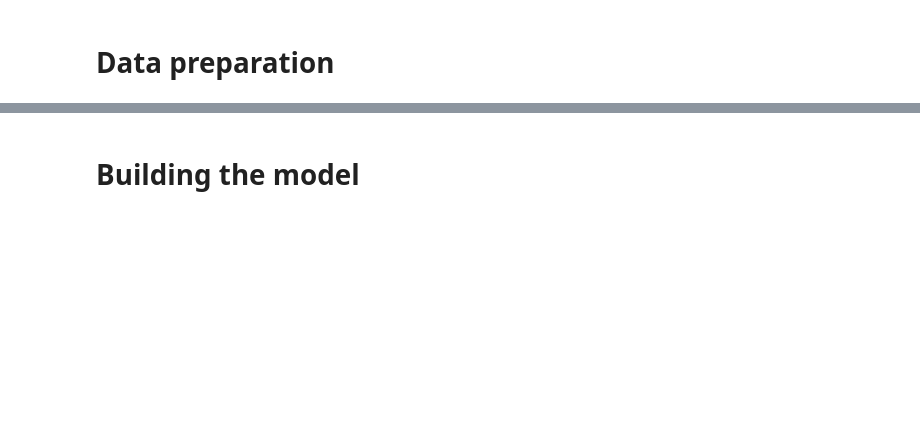
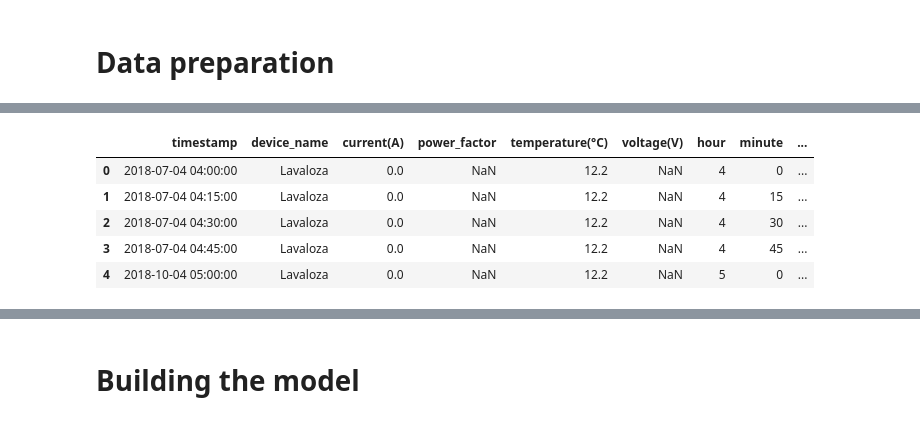
Before and after one commit to Axioma42/Final-Project, a Jupyter notebook: Predicciones_Consumo.ipynb, the cells around one changed output, grey strips where cells are left out. Drawn from its saved outputs; the diff is of its cells as text; code cells hidden in the pictures; blank space fills up the shorter version.

```diff
--- a/Predicciones_Consumo.ipynb
+++ b/Predicciones_Consumo.ipynb
@@ -36,8 +38,2 @@ data.head()
-# %%
-#Convert to Mexico time
-data["measurement_time(UTC)"] = data["measurement_time(UTC)"].apply(lambda x: x.astimezone("Mexico/General"))
-data.head()
-# %%
-# Rename measurement_time columns
-data.rename(columns ={"measurement_time(UTC)":"measurement_time(MX)"}, inplace =True)
-data.head()
+# %%
+data.rename(columns = {"temperature(?)":"temperature(°C)"}, inplace= True)
@@ -43,0 +49,2 @@ data.head()
+# %%
+data["timestamp"] = pd.to_datetime(data["timestamp"])
@@ -44,11 +55,18 @@ data.head()
 # %%
 #Get other time data
-data["hour"] = data["measurement_time(MX)"].apply(lambda x: x.time().hour)
-data["minute"] = data["measurement_time(MX)"].apply(lambda x: x.time().minute)
+data["hour"] = data["timestamp"].apply(lambda x: x.time().hour)
+data["minute"] = data["timestamp"].apply(lambda x: x.time().minute)
 data["time"] = data["hour"] + data["minute"]/60
-data["weekday"] = data["measurement_time(MX)"].apply(lambda x: x.weekday())
-data["month"] = data["measurement_time(MX)"].apply(lambda x: x.month)
+data["weekday"] = data["timestamp"].apply(lambda x: x.weekday())
+data["month"] = data["timestamp"].apply(lambda x: x.month)
 data.head()
+# %% [output]
+|  | timestamp | device_name | current(A) | power_factor | temperature(°C) | voltage(V) | hour | minute | ... |
+| 0 | 2018-07-04 04:00:00 | Lavaloza | 0.0 | NaN | 12.2 | NaN | 4 | 0 | ... |
+| 1 | 2018-07-04 04:15:00 | Lavaloza | 0.0 | NaN | 12.2 | NaN | 4 | 15 | ... |
+| 2 | 2018-07-04 04:30:00 | Lavaloza | 0.0 | NaN | 12.2 | NaN | 4 | 30 | ... |
+| 3 | 2018-07-04 04:45:00 | Lavaloza | 0.0 | NaN | 12.2 | NaN | 4 | 45 | ... |
+| 4 | 2018-10-04 05:00:00 | Lavaloza | 0.0 | NaN | 12.2 | NaN | 5 | 0 | ... |
 # %%
 # Separate Main from devices
 main_df = data[data["device_name"] == "Interruptor Principal"]
```
Also changed, not shown: parts of 42 cells of this notebook, 7 other files.
